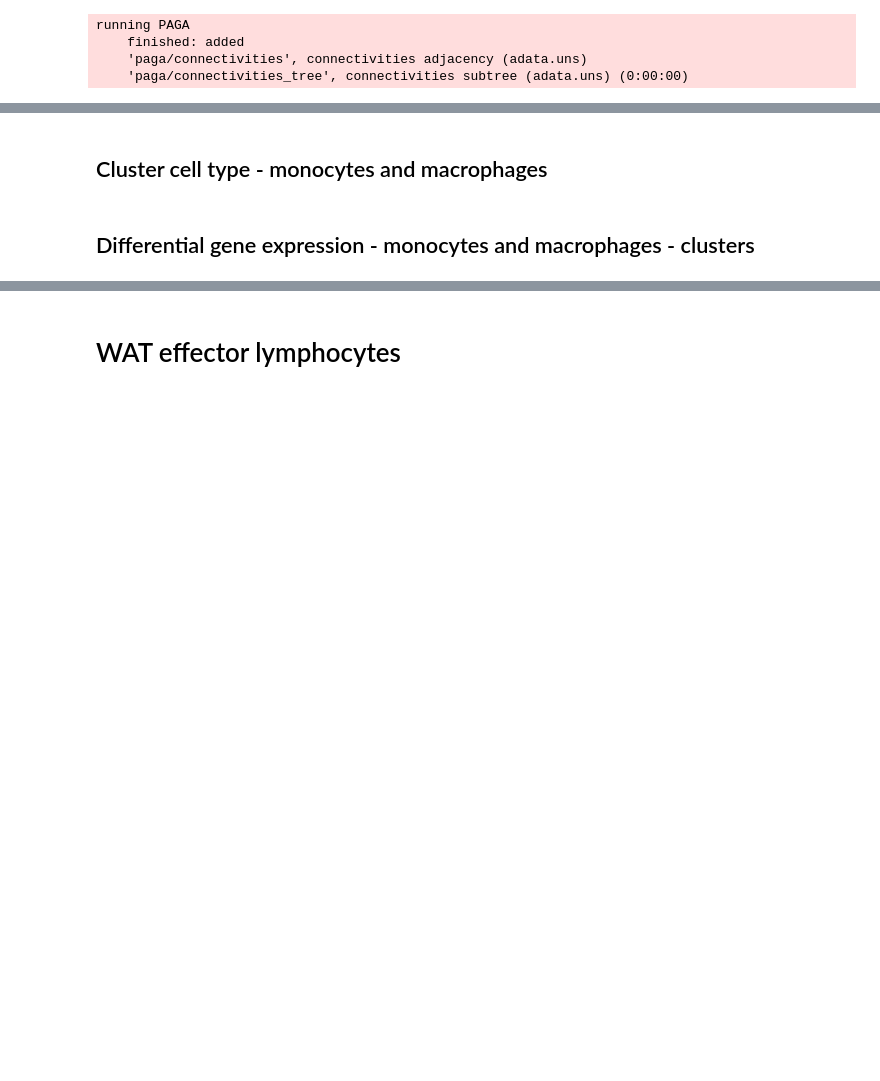
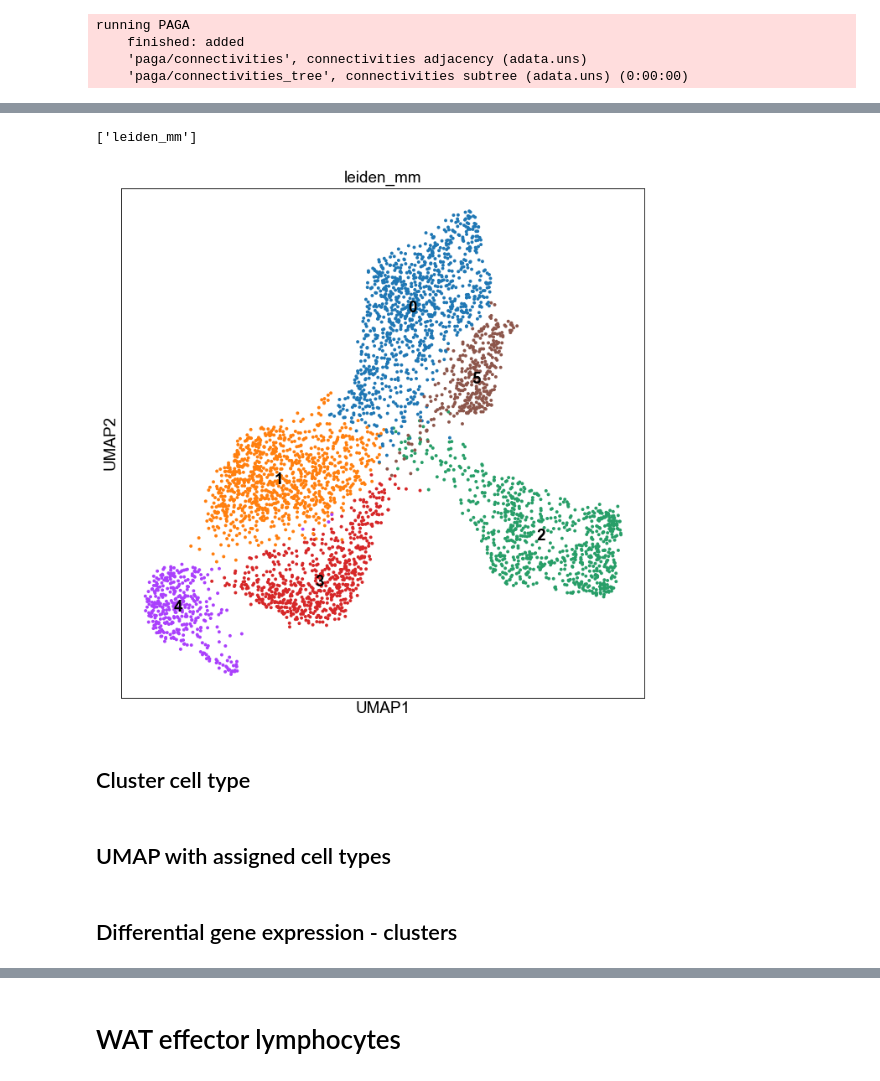
Before and after one commit to viktormiok/scRNAseq_AdipocyteSubtyping, a Jupyter notebook: notebooks/adipocyte_scRNAseq_imuneCells.ipynb, the cells around one changed output, grey strips where cells are left out. Cells and saved outputs as stored; diff of their text form; code cells hidden in the pictures; blank space fills up the shorter version.

```diff
--- a/notebooks/adipocyte_scRNAseq_imuneCells.ipynb
+++ b/notebooks/adipocyte_scRNAseq_imuneCells.ipynb
@@ -107,3 +109,5 @@ bool_recluster=False
+# %%
+bool_revelocity=False
 # %% [markdown]
 Set whether cluster cache is overwritten. Note that the cache exists for reproducibility of clustering, see above.
 # %%
@@ -560,6 +621,7 @@ if bool_plot == True:
 if bool_plot == True:
     plt.rcParams['figure.figsize']=[10,10]
     sc.pl.paga(adata_imuno,
+               color=['batch_type'],
                node_size_scale=10,
                edge_width_scale=2,
                save="_immuno_cells_leiden"
@@ -623,29 +694,28 @@ if bool_recomp == True:
 # %% [markdown]
 ## UMAP with assigned cell types
 # %%
-#####################################################################################################################
 if bool_plot == True:
-    new_cluster_names = {'0': "B cells",
+    new_cluster_names = {'0': "B cell",
                          '1': "Macrophages",
                          '2': "Monocytes",
-                         '3': "T cells",
-                         '4': "T cells",
-                         '5': "Monocytes",
+                         '3': "CD4+/CD8+ T Cells",
+                         '4': "Naïve T Cell",
+                         '5': "Non-classical Monocyte",
                          '6': "NK cells",
-                         '7': "cDC2Bs",
-                         '8': "cDC1s",
+                         '7': "cDC2B",
+                         '8': "cDC1",
                          '9': "ILCs",
-                         '10': "Macrophages",
-                         '11': "T cells",
-                         '12': "Mast cells",
-                         '13': "cDC2As",
-                         '14': "Neutrophils"
+                         '10': "Perivascular Macrophage",
+                         '11': "MAIT",
+                         '12': "Mast cell",
+                         '13': "cDC2A",
+                         '14': "Neutrophil"
     }
     adata_imuno.obs['celltypes'] = [new_cluster_names[x] for x in  adata_imuno.obs['leiden']]
     plt.rcParams['figure.figsize']=[10,10]
     cf.plot_umap_marker(adata_imuno,
                         ['celltypes'],
-                        save="_immuno_cells_celltypes.png",
+                        save="_immuno_cells_celltypes",
                         use_raw=False,
                         frameon=True,
                         size=50,
@@ -690,6 +780,19 @@ if bool_recomp == True:
                     random_state=0
     )
     sc.tl.umap(adata_mm)
+
+    if bool_revelocity == True:
+        scv.pp.moments(adata_mm,
+                       n_pcs=30,
+                       n_neighbors=30
+        )
+        scv.tl.recover_dynamics(adata_mm,
+                                n_jobs=8
+        )
+        scv.tl.velocity(adata_mm)
+        scv.tl.velocity_graph(adata_mm)
+        scv.tl.latent_time(adata_mm)
+
     if bool_recluster == True:
         sc.tl.leiden(adata_mm,
                      resolution=0.5,
@@ -709,7 +812,7 @@ running PAGA
     'paga/connectivities', connectivities adjacency (adata.uns)
     'paga/connectivities_tree', connectivities subtree (adata.uns) (0:00:00)
 # %%
-if bool_plot == True:
+if bool_plot_current == True:
     plt.rcParams['figure.figsize']=[10,10]
     cf.plot_umap_marker(adata_mm,
                         ['leiden_mm'],
@@ -718,3 +821,4 @@ if bool_plot == True:
                         legend_loc='on data',
                         size=50
     )
+# %% [output]
@@ -721,5 +826,7 @@ if bool_plot == True:
+['leiden_mm']
+[figure, added]
 # %% [markdown]
-## Cluster cell type - monocytes and macrophages
+## Cluster cell type
 # %%
 #####################################################################################################################
 if bool_plot==True:
@@ -740,3 +854,5 @@ if bool_plot==True:
                   #size_title=5,
                   save="mm_cells_celltypes_markers.pdf"
     )
+# %% [markdown]
+## UMAP with assigned cell types
@@ -743,3 +880,3 @@ if bool_plot==True:
 # %% [markdown]
-## Differential gene expression - monocytes and macrophages - clusters
+## Differential gene expression - clusters
 # %%
```
Also changed, not shown: parts of 191 cells of this notebook, 3 other files.
